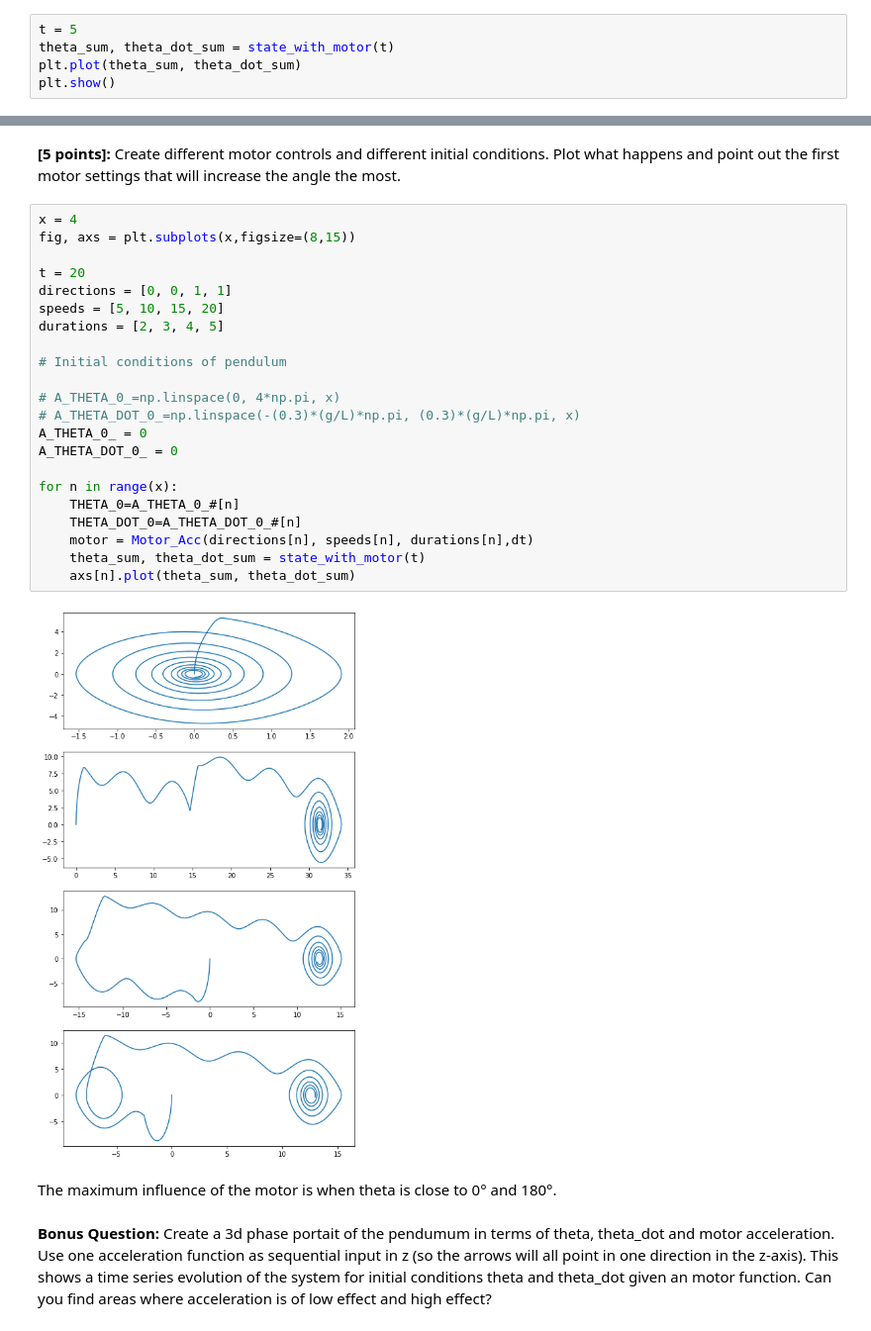
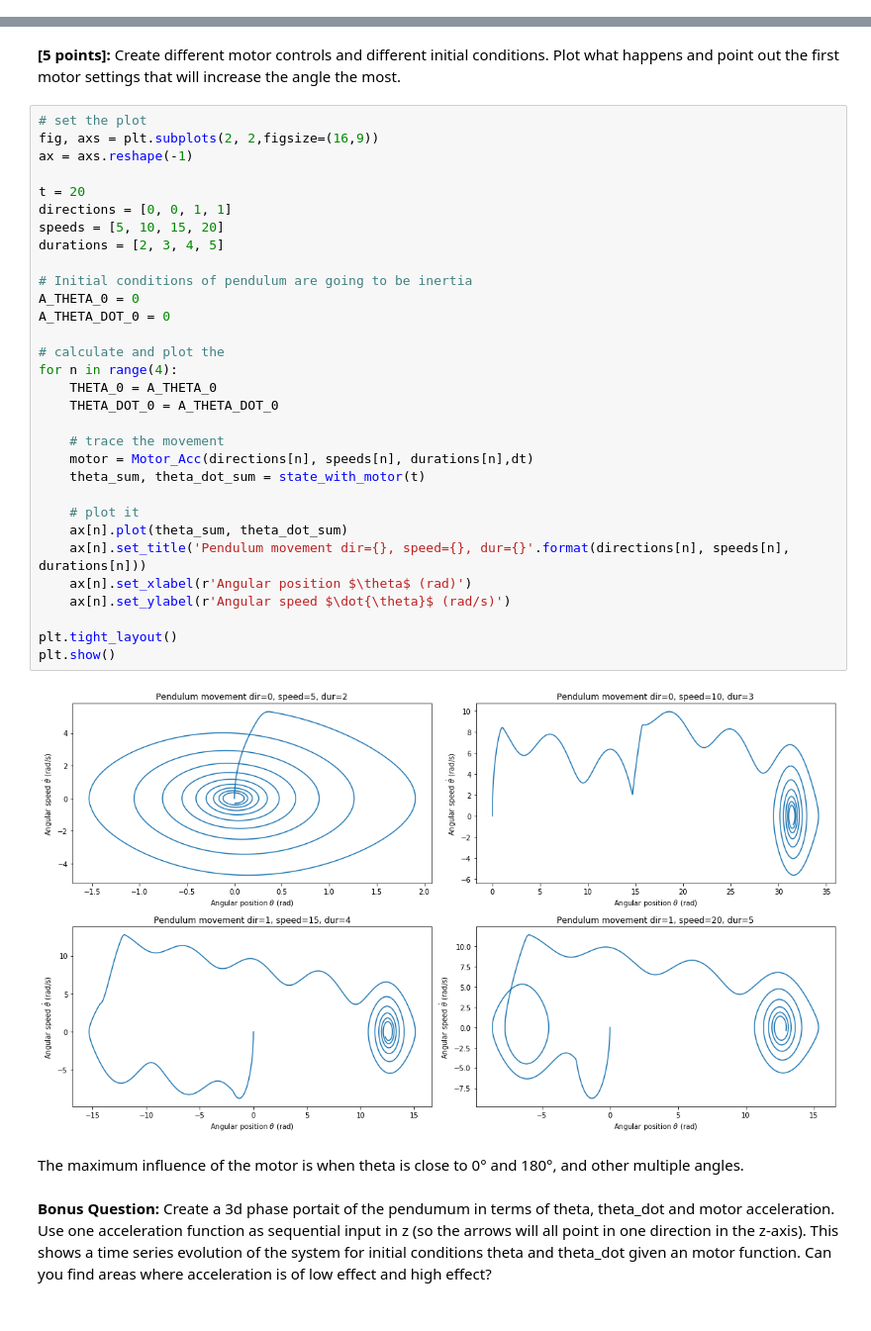
Before and after one commit to mitsyprada/Pendulum-project, a Jupyter notebook: Smart_Systems_Lab_1_answers.ipynb, the cells around one changed output, grey strips where cells are left out. Shown at 99% size. Cells and saved outputs as stored; diff of their text form.

```diff
--- a/Smart_Systems_Lab_1_answers.ipynb
+++ b/Smart_Systems_Lab_1_answers.ipynb
@@ -387,7 +384,2 @@ def state_with_motor(t):
     #return the lists
     return theta_sum, theta_dot_sum
-# %%
-t = 5
-theta_sum, theta_dot_sum = state_with_motor(t)
-plt.plot(theta_sum, theta_dot_sum)
-plt.show()
@@ -397,30 +387,39 @@ plt.show()
 **[5 points]:** Create different motor controls and different initial conditions.
 Plot what happens and point out the first motor settings that will increase the angle the most.
 # %%
-x = 4
-fig, axs = plt.subplots(x,figsize=(8,15))
+# set the plot
+fig, axs = plt.subplots(2, 2,figsize=(16,9))
+ax = axs.reshape(-1)
 
 t = 20
 directions = [0, 0, 1, 1]
 speeds = [5, 10, 15, 20]
 durations = [2, 3, 4, 5]
 
-# Initial conditions of pendulum
+# Initial conditions of pendulum are going to be inertia
+A_THETA_0 = 0
+A_THETA_DOT_0 = 0
 
-# A_THETA_0_=np.linspace(0, 4*np.pi, x)
-# A_THETA_DOT_0_=np.linspace(-(0.3)*(g/L)*np.pi, (0.3)*(g/L)*np.pi, x)
-A_THETA_0_ = 0
-A_THETA_DOT_0_ = 0
+# calculate and plot the
+for n in range(4):
+    THETA_0 = A_THETA_0
+    THETA_DOT_0 = A_THETA_DOT_0
 
-for n in range(x):
-    THETA_0=A_THETA_0_#[n]
-    THETA_DOT_0=A_THETA_DOT_0_#[n]
+    # trace the movement
     motor = Motor_Acc(directions[n], speeds[n], durations[n],dt)
     theta_sum, theta_dot_sum = state_with_motor(t)
-    axs[n].plot(theta_sum, theta_dot_sum)
+
+    # plot it
+    ax[n].plot(theta_sum, theta_dot_sum)
+    ax[n].set_title('Pendulum movement dir={}, speed={}, dur={}'.format(directions[n], speeds[n], durations[n]))
+    ax[n].set_xlabel(r'Angular position $\theta$ (rad)')
+    ax[n].set_ylabel(r'Angular speed $\dot{\theta}$ (rad/s)')
+
+plt.tight_layout()
+plt.show()
 # %% [output]
-[figure, old version]
+[figure, new version]
 # %% [markdown]
-The maximum influence of the motor is when theta is close to 0° and 180°.
+The maximum influence of the motor is when theta is close to 0° and 180°, and other multiple angles.
 # %% [markdown]
 **Bonus Question:** Create a 3d phase portait of the pendumum in terms of theta, theta_dot and motor acceleration. Use one acceleration function as sequential input in z (so the arrows will all point in one direction in the z-axis). This shows a time series evolution of the system for initial conditions theta and theta_dot given an motor function. Can you find areas where acceleration is of low effect and high effect?
```
Also changed, not shown: parts of 14 cells of this notebook.
